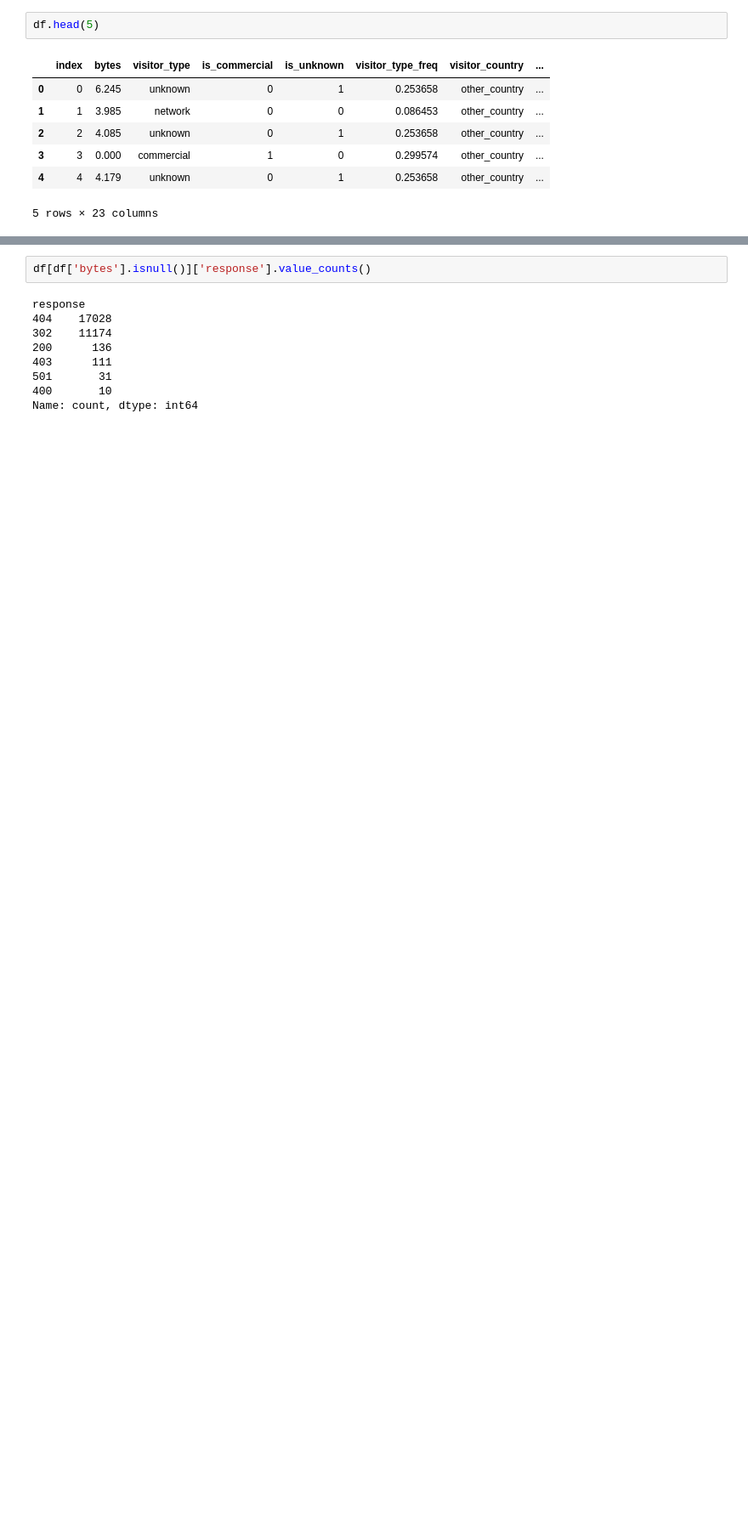
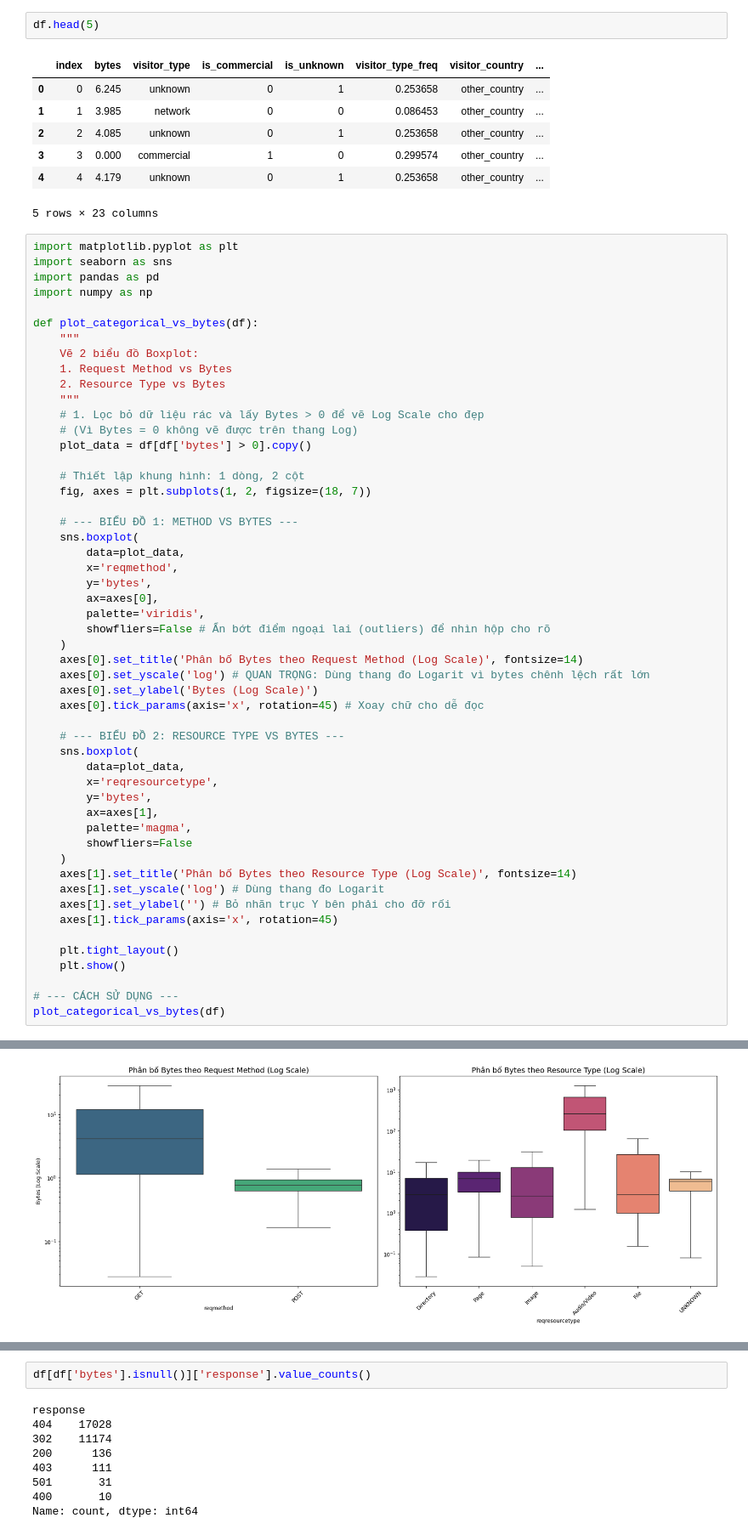
Before and after one commit to quanai06/DATAFLOW_2026_UET.EPOCH_0_AUTOSCALING_ANALYSIS, a Jupyter notebook: notebooks/aggregation_and_feature_engineering.ipynb, the cells around one changed output, grey strips where cells are left out. Shown at 85% size. Drawn from its saved outputs; the diff is of its cells as text; blank space fills up the shorter version.

```diff
--- a/notebooks/aggregation_and_feature_engineering.ipynb
+++ b/notebooks/aggregation_and_feature_engineering.ipynb
@@ -71,3 +71,56 @@ df.head(5)
 | 3 | 3 | 0.000 | commercial | 1 | 0 | 0.299574 | other_country | ... |
 | 4 | 4 | 4.179 | unknown | 0 | 1 | 0.253658 | other_country | ... |
 5 rows × 23 columns
+# %%
+import matplotlib.pyplot as plt
+import seaborn as sns
+import pandas as pd
+import numpy as np
+
+def plot_categorical_vs_bytes(df):
+    """
+    Vẽ 2 biểu đồ Boxplot:
+    1. Request Method vs Bytes
+    2. Resource Type vs Bytes
+    """
+    # 1. Lọc bỏ dữ liệu rác và lấy Bytes > 0 để vẽ Log Scale cho đẹp
+    # (Vì Bytes = 0 không vẽ được trên thang Log)
+    plot_data = df[df['bytes'] > 0].copy()
+
+    # Thiết lập khung hình: 1 dòng, 2 cột
+    fig, axes = plt.subplots(1, 2, figsize=(18, 7))
+
+    # --- BIỂU ĐỒ 1: METHOD VS BYTES ---
+    sns.boxplot(
+        data=plot_data,
+        x='reqmethod',
+        y='bytes',
+        ax=axes[0],
+        palette='viridis',
+        showfliers=False # Ẩn bớt điểm ngoại lai (outliers) để nhìn hộp cho rõ
+    )
+    axes[0].set_title('Phân bố Bytes theo Request Method (Log Scale)', fontsize=14)
+    axes[0].set_yscale('log') # QUAN TRỌNG: Dùng thang đo Logarit vì bytes chênh lệch rất lớn
+    axes[0].set_ylabel('Bytes (Log Scale)')
+    axes[0].tick_params(axis='x', rotation=45) # Xoay chữ cho dễ đọc
+
+    # --- BIỂU ĐỒ 2: RESOURCE TYPE VS BYTES ---
+    sns.boxplot(
+        data=plot_data,
+        x='reqresourcetype',
+        y='bytes',
+        ax=axes[1],
+        palette='magma',
+        showfliers=False
+    )
+    axes[1].set_title('Phân bố Bytes theo Resource Type (Log Scale)', fontsize=14)
+    axes[1].set_yscale('log') # Dùng thang đo Logarit
+    axes[1].set_ylabel('') # Bỏ nhãn trục Y bên phải cho đỡ rối
+    axes[1].tick_params(axis='x', rotation=45)
+
+    plt.tight_layout()
+    plt.show()
+
+# --- CÁCH SỬ DỤNG ---
+plot_categorical_vs_bytes(df)
+# %% [output]
@@ -73,0 +134 @@ df.head(5)
+[figure, added]
```
Also changed, not shown: parts of 28 cells of this notebook.
